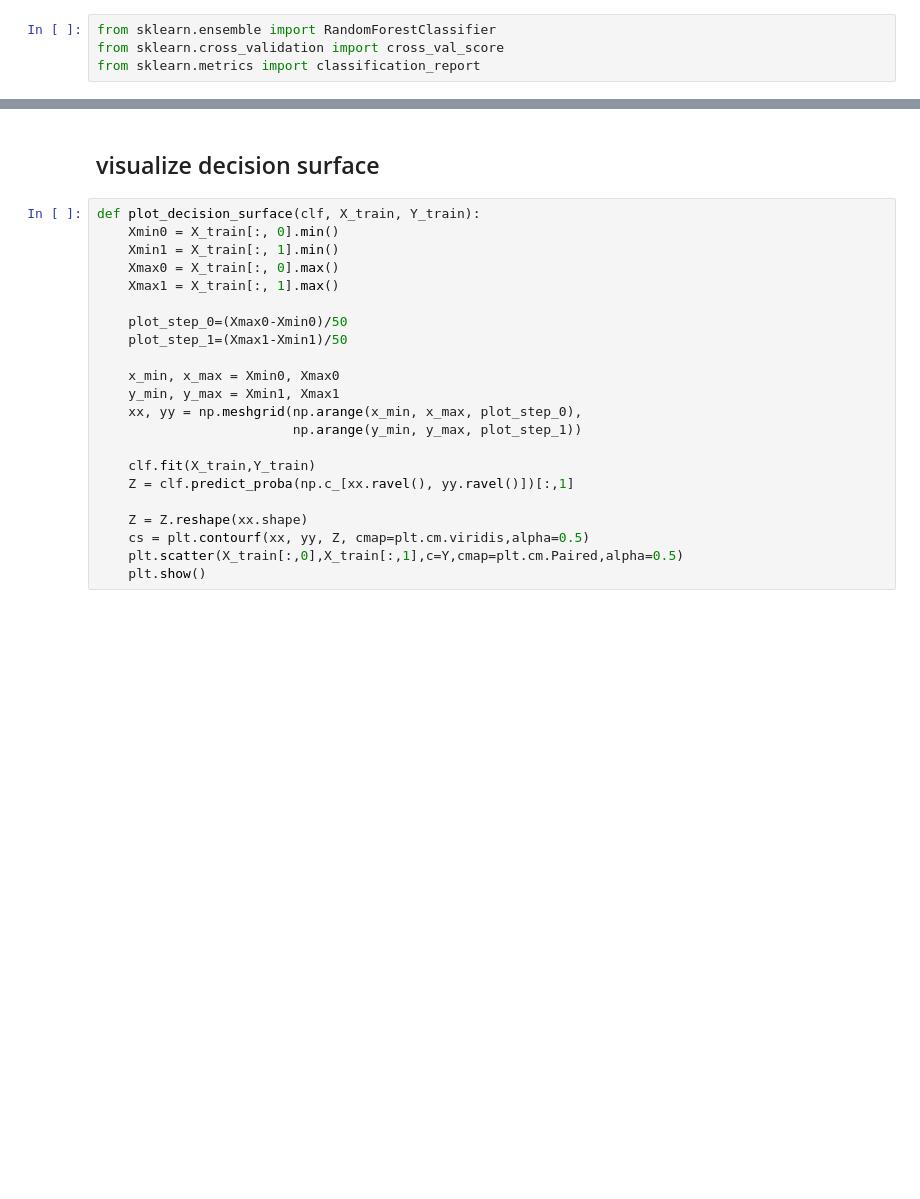
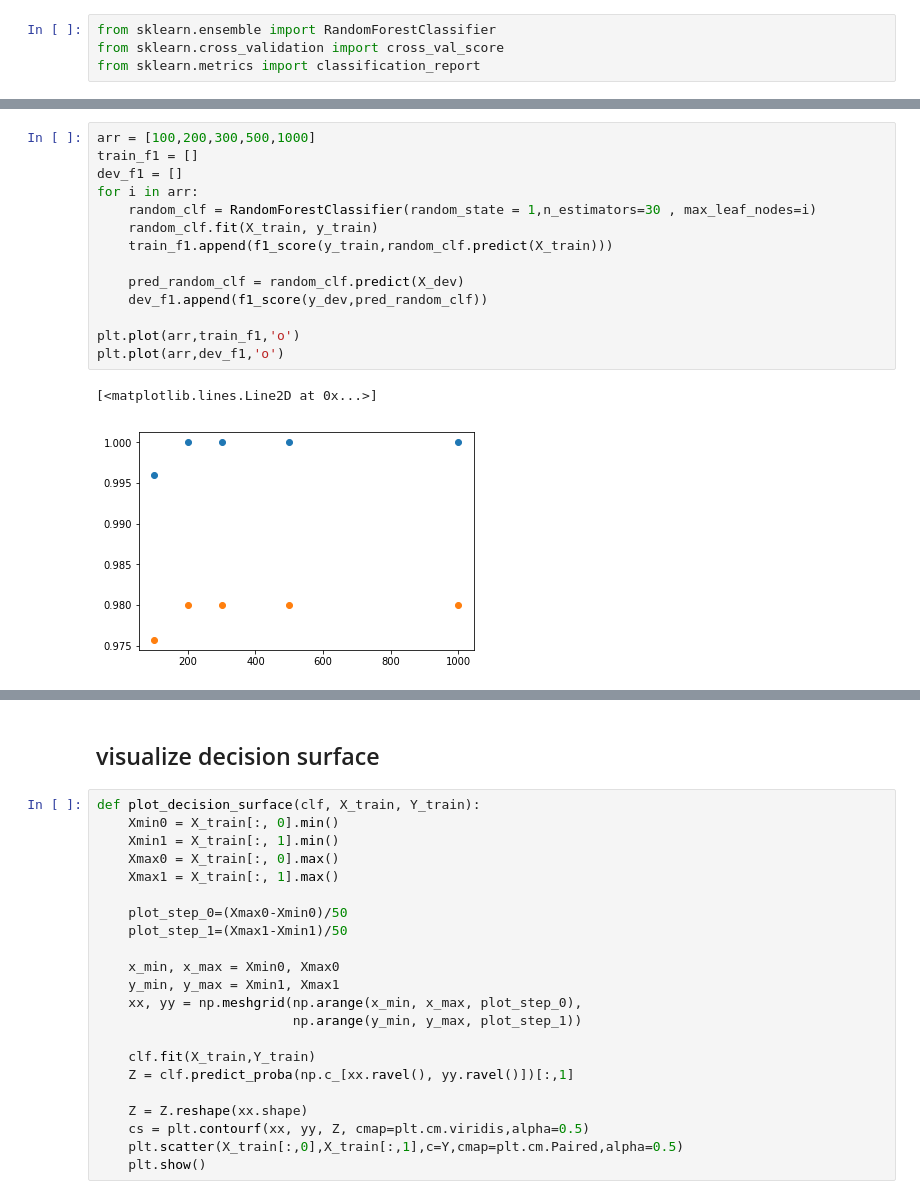
Before and after one commit to yongsingyou/wine-quality, a Jupyter notebook: wine quality.ipynb, the cells around one changed output, grey strips where cells are left out. Cells and saved outputs as stored; diff of their text form; blank space fills up the shorter version.

```diff
--- a/wine quality.ipynb
+++ b/wine quality.ipynb
@@ -246,0 +330,17 @@ plt.show()
+# %%
+arr = [100,200,300,500,1000]
+train_f1 = []
+dev_f1 = []
+for i in arr:
+    random_clf = RandomForestClassifier(random_state = 1,n_estimators=30 , max_leaf_nodes=i)
+    random_clf.fit(X_train, y_train)
+    train_f1.append(f1_score(y_train,random_clf.predict(X_train)))
+
+    pred_random_clf = random_clf.predict(X_dev)
+    dev_f1.append(f1_score(y_dev,pred_random_clf))
+
+plt.plot(arr,train_f1,'o')
+plt.plot(arr,dev_f1,'o')
+# %% [output]
+[<matplotlib.lines.Line2D at 0x...>]
+[figure, added]
```
Also changed, not shown: parts of 35 cells of this notebook.
